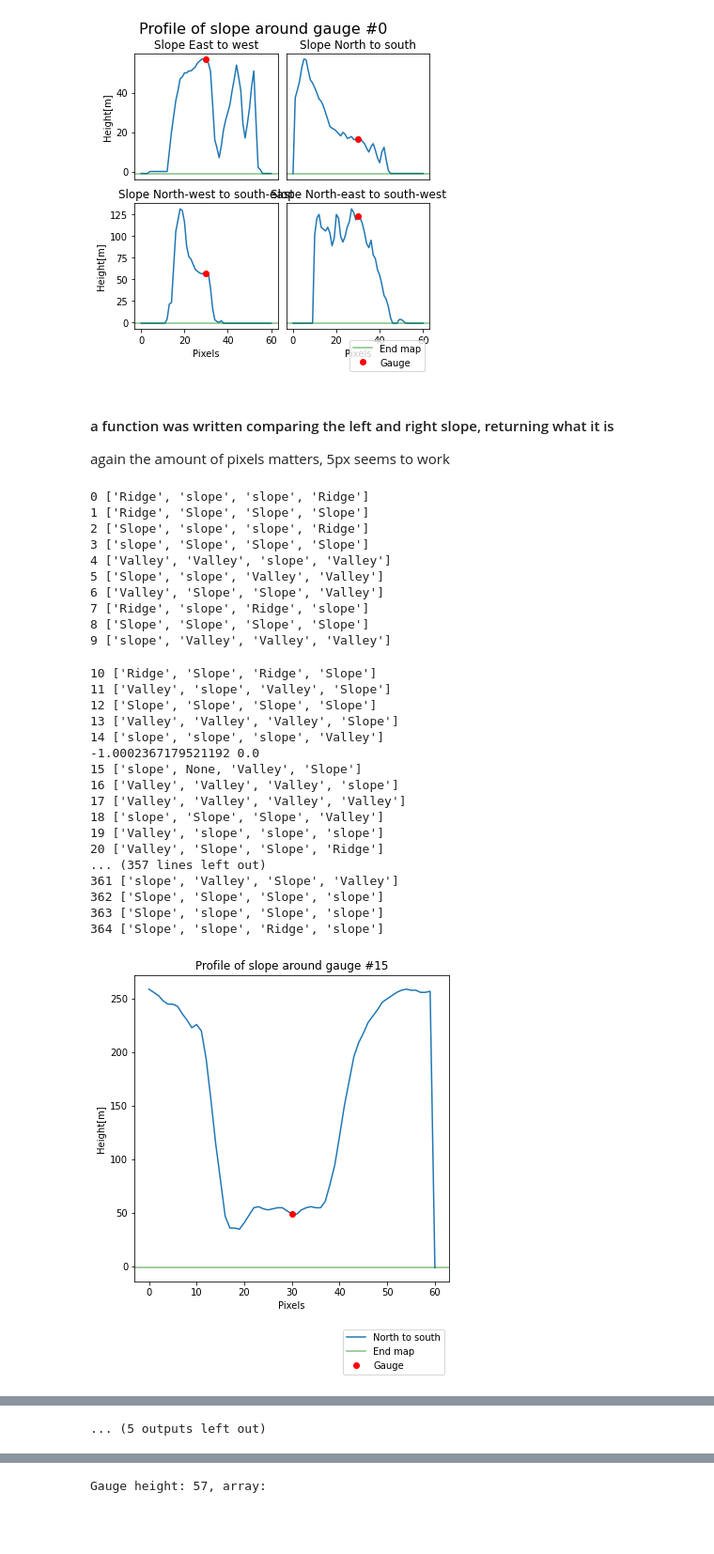
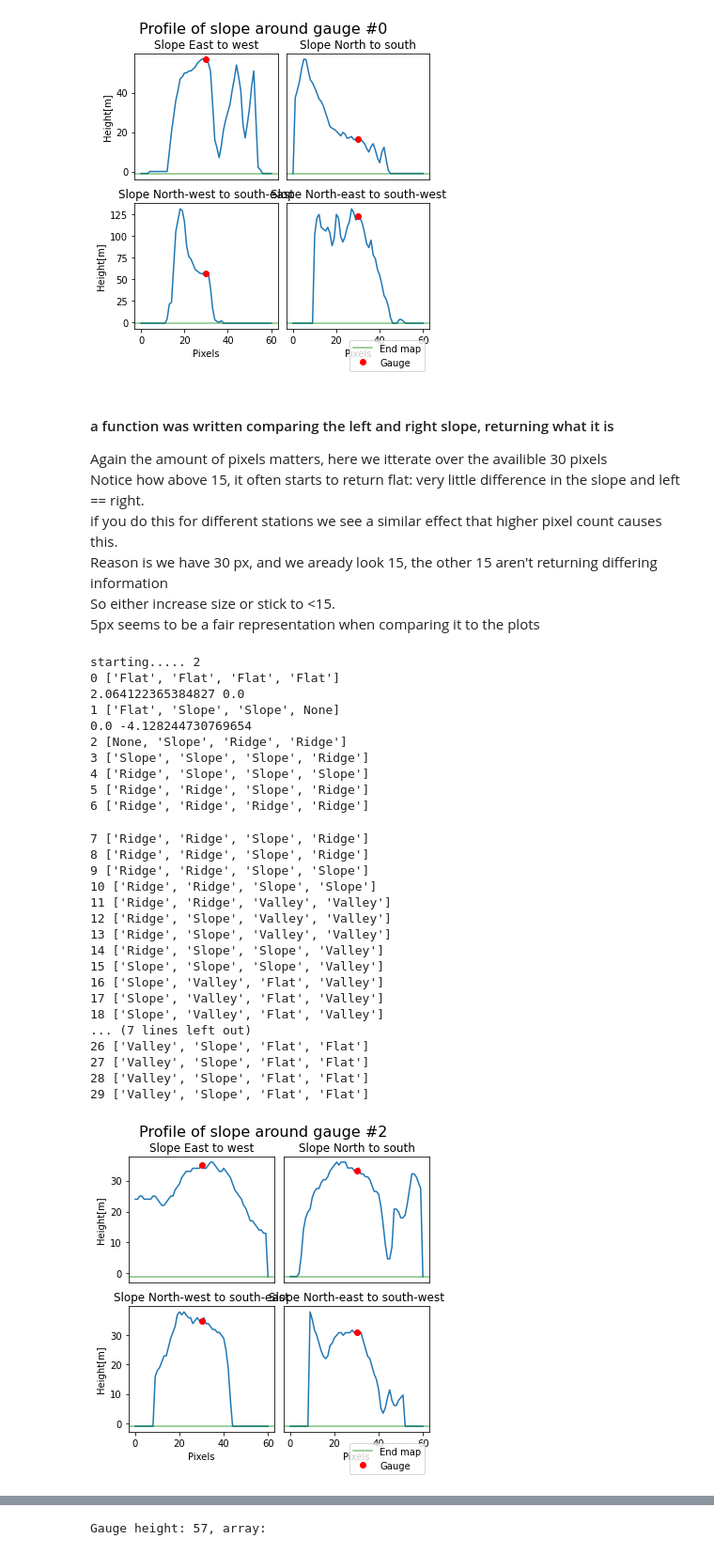
Before and after one commit to Daafip/Are-rain-gauges-in-the-right-place, a Jupyter notebook: Location on slope from DEM/Location on slope from DEM.ipynb, the cells around one changed output, grey strips where cells are left out. Shown at 94% size. Drawn from its saved outputs; the diff is of its cells as text; code cells hidden in the pictures; blank space fills up the shorter version.

Commit message:
Minor tweaks and changes, applying slope function

```diff
--- a/Location on slope from DEM/Location on slope from DEM.ipynb
+++ b/Location on slope from DEM/Location on slope from DEM.ipynb
@@ -21,5 +21,8 @@ Make sure to remove the 3 unfound gauges (filter < 99)
 gauges = gpd.read_file("Gauge Data/Gauges-with-raster-id.shp",crs=4326)
 # %%
 gauges.query("raster_id < 99", inplace=True)
+gauges.reset_index(inplace=True)
+gauges.reset_index(inplace=True)
+gauges.drop(columns="index",inplace=True)
 gauges
 # %% [output]
@@ -94,40 +97,45 @@ functions.plotting(gauges, UK, 5).plot_gauge(0, "all")
 [figure]
 # %% [markdown]
 #### a function was written comparing the left and right slope, returning what it is
-again the amount of pixels matters, 5px seems to work
+Again the amount of pixels matters, here we itterate over the availible 30 pixels<br>
+Notice how above 15, it often starts to return flat: very little difference in the slope and left == right. <br>
+if you do this for different stations we see a similar effect that higher pixel count causes this.<br>
+Reason is we have 30 px, and we aready look 15, the other 15 aren't returning differing information <br>
+So either increase size or stick to <15. <br>
+5px seems to be a fair representation when comparing it to the plots
 # %%
-label = ["ew","ns","nw-se","ne-sw"]
-for i in range(5):
-    out = functions.Raster_Location_OnSlope(gauges, UK, 3).get_location_on_slope(i)
-    if None in out:
-        functions.plotting(gauges, UK, 5).plot_gauge(i, label[out.index(None)])
-    print(i,out)
+for j in [2]:
+    print("starting.....",j)
+    functions.plotting(gauges, UK, 5).plot_gauge(j, "all")
+    for i in range(30):
+        out = functions.Raster_Location_OnSlope(gauges, UK, i).get_location_on_slope(j)
+        print(i,out)
 # %% [output]
-0 ['Ridge', 'slope', 'slope', 'Ridge']
-1 ['Ridge', 'Slope', 'Slope', 'Slope']
-2 ['Slope', 'slope', 'slope', 'Ridge']
-3 ['slope', 'Slope', 'Slope', 'Slope']
-4 ['Valley', 'Valley', 'slope', 'Valley']
-5 ['Slope', 'slope', 'Valley', 'Valley']
-6 ['Valley', 'Slope', 'Slope', 'Valley']
-7 ['Ridge', 'slope', 'Ridge', 'slope']
-8 ['Slope', 'Slope', 'Slope', 'Slope']
-9 ['slope', 'Valley', 'Valley', 'Valley']
+starting..... 2
+0 ['Flat', 'Flat', 'Flat', 'Flat']
+2.064122365384827 0.0
+1 ['Flat', 'Slope', 'Slope', None]
+0.0 -4.128244730769654
+2 [None, 'Slope', 'Ridge', 'Ridge']
+3 ['Slope', 'Slope', 'Slope', 'Ridge']
+4 ['Ridge', 'Slope', 'Slope', 'Slope']
+5 ['Ridge', 'Ridge', 'Slope', 'Ridge']
+6 ['Ridge', 'Ridge', 'Ridge', 'Ridge']
-10 ['Ridge', 'Slope', 'Ridge', 'Slope']
-11 ['Valley', 'slope', 'Valley', 'Slope']
-12 ['Slope', 'Slope', 'Slope', 'Slope']
-13 ['Valley', 'Valley', 'Valley', 'Slope']
-14 ['slope', 'slope', 'slope', 'Valley']
--1.0002367179521192 0.0
-15 ['slope', None, 'Valley', 'Slope']
-16 ['Valley', 'Valley', 'Valley', 'slope']
-17 ['Valley', 'Valley', 'Valley', 'Valley']
-18 ['slope', 'Slope', 'Slope', 'Valley']
-19 ['Valley', 'slope', 'slope', 'slope']
-20 ['Valley', 'Slope', 'Slope', 'Ridge']
-... (357 lines left out)
-361 ['slope', 'Valley', 'Slope', 'Valley']
-362 ['Slope', 'Slope', 'Slope', 'slope']
-363 ['Slope', 'slope', 'Slope', 'slope']
-364 ['Slope', 'slope', 'Ridge', 'slope']
+7 ['Ridge', 'Ridge', 'Slope', 'Ridge']
+8 ['Ridge', 'Ridge', 'Slope', 'Ridge']
+9 ['Ridge', 'Ridge', 'Slope', 'Slope']
+10 ['Ridge', 'Ridge', 'Slope', 'Slope']
+11 ['Ridge', 'Ridge', 'Valley', 'Valley']
+12 ['Ridge', 'Slope', 'Valley', 'Valley']
+13 ['Ridge', 'Slope', 'Valley', 'Valley']
+14 ['Ridge', 'Slope', 'Slope', 'Valley']
+15 ['Slope', 'Slope', 'Slope', 'Valley']
+16 ['Slope', 'Valley', 'Flat', 'Valley']
+17 ['Slope', 'Valley', 'Flat', 'Valley']
+18 ['Slope', 'Valley', 'Flat', 'Valley']
+... (7 lines left out)
+26 ['Valley', 'Slope', 'Flat', 'Flat']
+27 ['Valley', 'Slope', 'Flat', 'Flat']
+28 ['Valley', 'Slope', 'Flat', 'Flat']
+29 ['Valley', 'Slope', 'Flat', 'Flat']
-[figure, old version]
+[figure, new version]
@@ -143,2 +142 @@ for i in range(5):
-... (5 outputs left out)
 # %%
```
Also changed, not shown: parts of 4 cells of this notebook, 1 other file.
